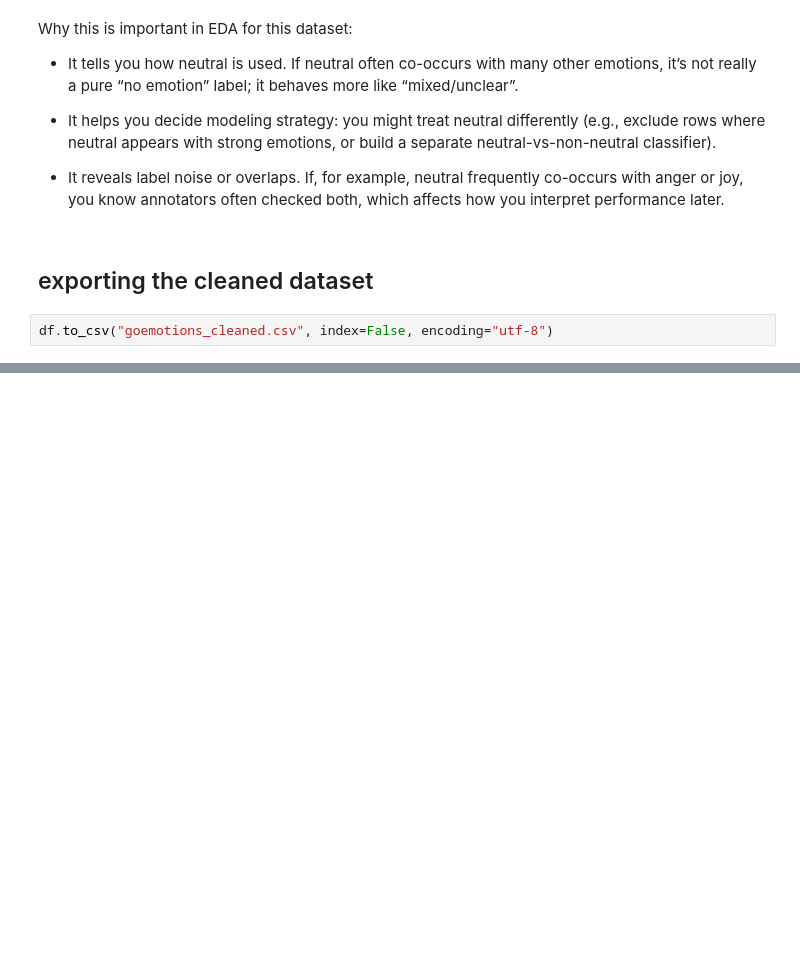
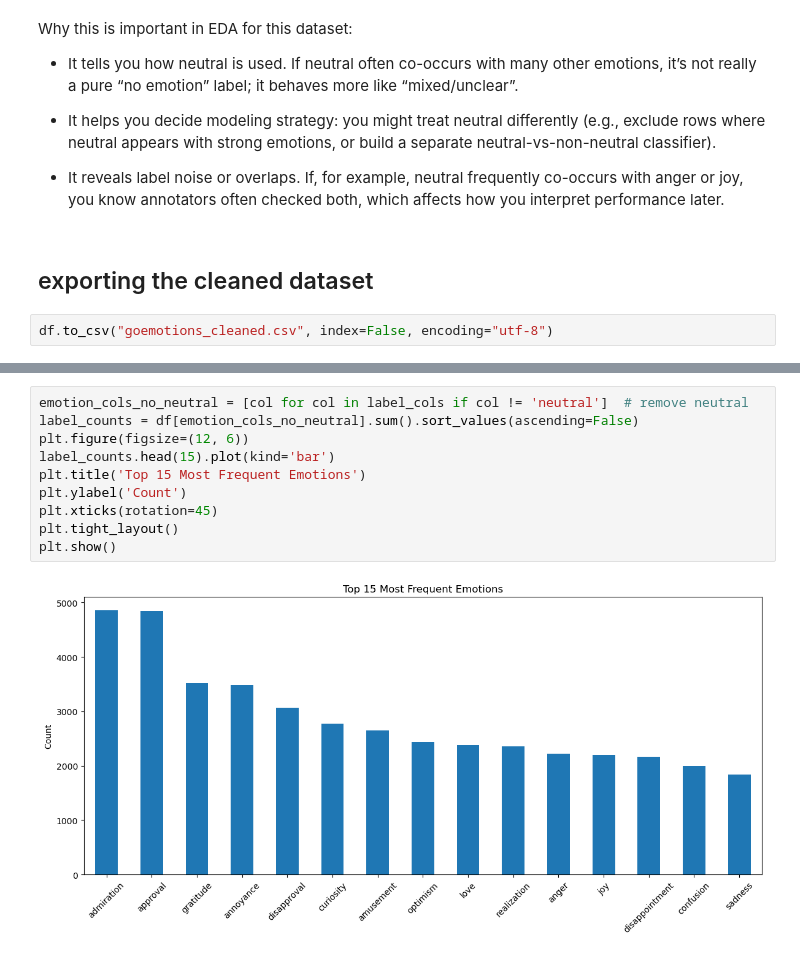
Before and after one commit to zacchaeus-tan/dap, a Jupyter notebook: eda_goemotions1-3.ipynb, the cells around one changed output, grey strips where cells are left out. Saved outputs shown, nothing was run; the diff lists cells and outputs as text; blank space fills up the shorter version.

```diff
--- a/eda_goemotions1-3.ipynb
+++ b/eda_goemotions1-3.ipynb
@@ -237,0 +253,12 @@ df.to_csv("goemotions_cleaned.csv", index=False, encoding="utf-8")
+# %%
+emotion_cols_no_neutral = [col for col in label_cols if col != 'neutral']  # remove neutral
+label_counts = df[emotion_cols_no_neutral].sum().sort_values(ascending=False)
+plt.figure(figsize=(12, 6))
+label_counts.head(15).plot(kind='bar')
+plt.title('Top 15 Most Frequent Emotions')
+plt.ylabel('Count')
+plt.xticks(rotation=45)
+plt.tight_layout()
+plt.show()
+# %% [output]
+[figure, added]
```
Also changed, not shown: parts of 11 cells of this notebook, 1 other file.
